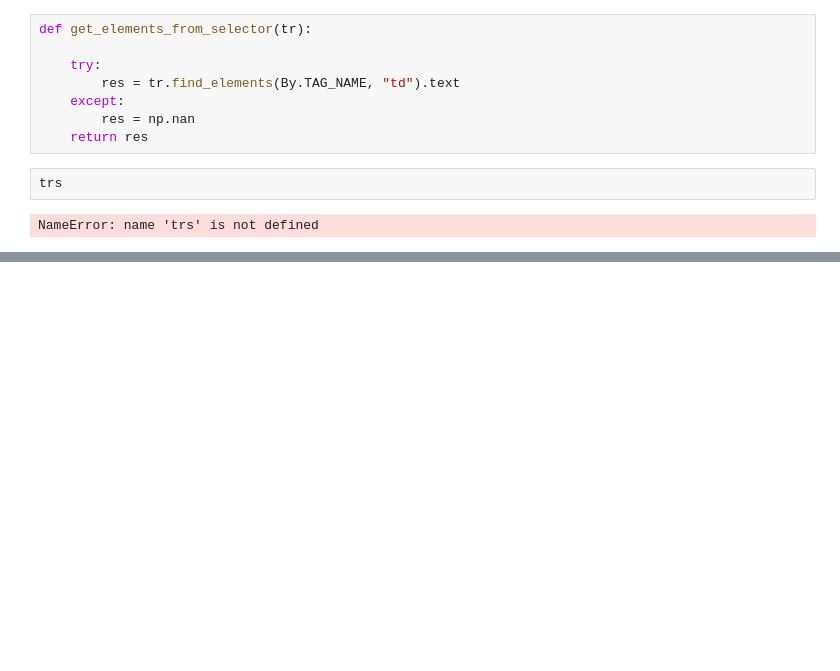
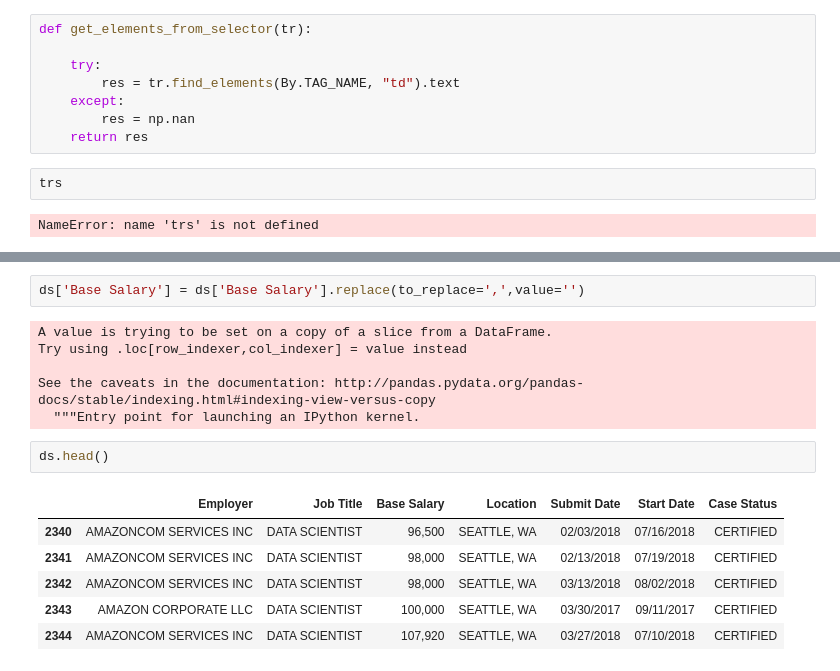
Before and after one commit to michaelfpalmer/level-up, a Jupyter notebook: Scraping H1B.ipynb, the cells around one changed output, grey strips where cells are left out. Cells and saved outputs as stored; diff of their text form; blank space fills up the shorter version.

```diff
--- a/Scraping H1B.ipynb
+++ b/Scraping H1B.ipynb
@@ -52,0 +79,17 @@ NameError: name 'trs' is not defined
+# %%
+ds['Base Salary'] = ds['Base Salary'].replace(to_replace=',',value='')
+# %% [output]
+A value is trying to be set on a copy of a slice from a DataFrame.
+Try using .loc[row_indexer,col_indexer] = value instead
+
+See the caveats in the documentation: http://pandas.pydata.org/pandas-docs/stable/indexing.html#indexing-view-versus-copy
+  """Entry point for launching an IPython kernel.
+# %%
+ds.head()
+# %% [output]
+|  | Employer | Job Title | Base Salary | Location | Submit Date | Start Date | Case Status |
+| 2340 | AMAZONCOM SERVICES INC | DATA SCIENTIST | 96,500 | SEATTLE, WA | 02/03/2018 | 07/16/2018 | CERTIFIED |
+| 2341 | AMAZONCOM SERVICES INC | DATA SCIENTIST | 98,000 | SEATTLE, WA | 02/13/2018 | 07/19/2018 | CERTIFIED |
+| 2342 | AMAZONCOM SERVICES INC | DATA SCIENTIST | 98,000 | SEATTLE, WA | 03/13/2018 | 08/02/2018 | CERTIFIED |
+| 2343 | AMAZON CORPORATE LLC | DATA SCIENTIST | 100,000 | SEATTLE, WA | 03/30/2017 | 09/11/2017 | CERTIFIED |
+| 2344 | AMAZONCOM SERVICES INC | DATA SCIENTIST | 107,920 | SEATTLE, WA | 03/27/2018 | 07/10/2018 | CERTIFIED |
```
Also changed, not shown: parts of 7 cells of this notebook.
